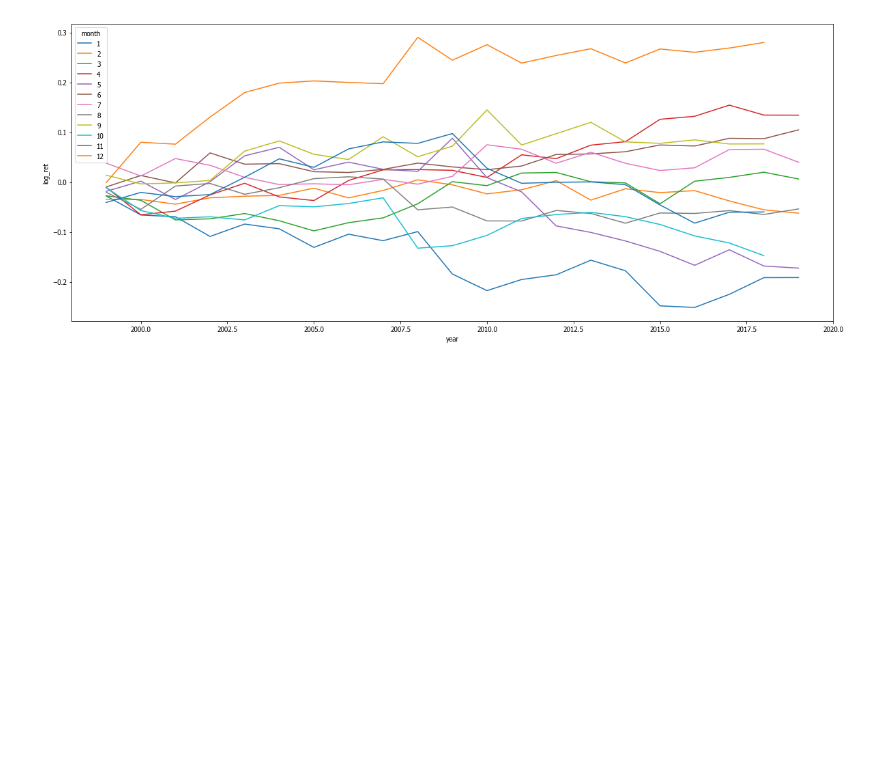
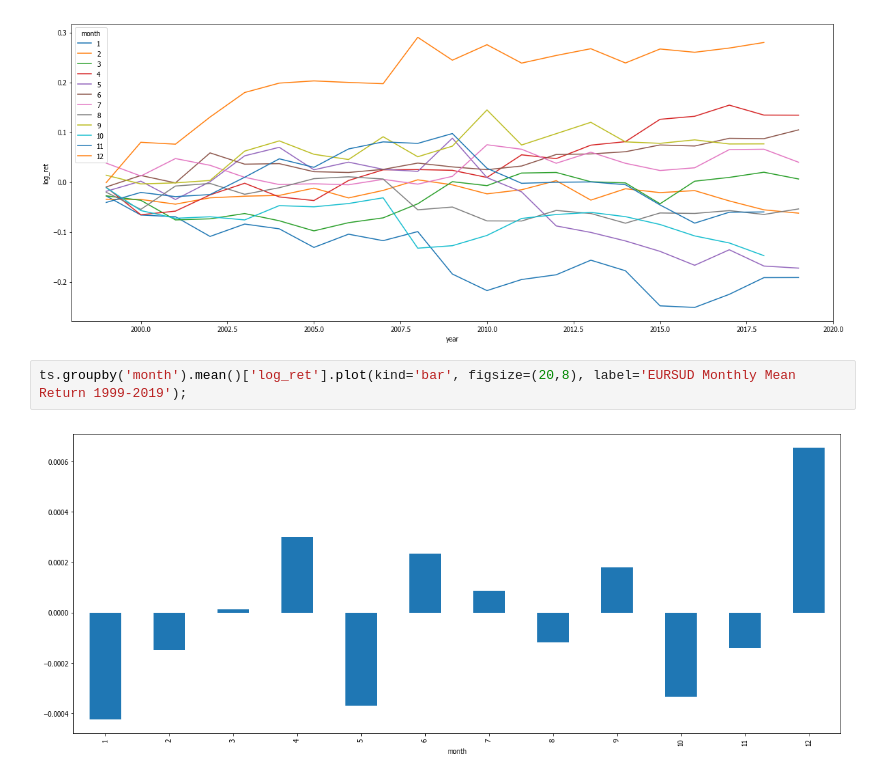
Before and after one commit to jgerardsimcock/robot_wealth, a Jupyter notebook: notebooks/notebooks_python/Seasonality.ipynb, the cells around one changed output. Drawn from its saved outputs; the diff is of its cells as text; blank space fills up the shorter version.

```diff
--- a/notebooks/notebooks_python/Seasonality.ipynb
+++ b/notebooks/notebooks_python/Seasonality.ipynb
@@ -142,3 +206,7 @@ def visualize_ts(ts, dimension):
 visualize_ts(ts, 'month');
 # %% [output]
 [figure]
+# %%
+ts.groupby('month').mean()['log_ret'].plot(kind='bar', figsize=(20,8), label='EURSUD Monthly Mean Return 1999-2019');
+# %% [output]
+[figure, added]
```
Also changed, not shown: parts of 6 cells of this notebook, 8 other files.
